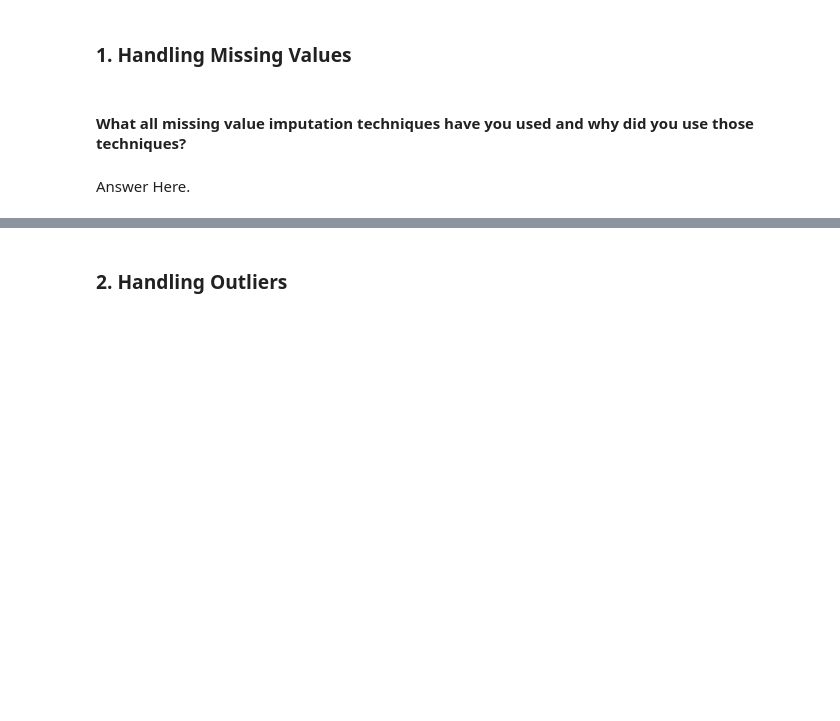
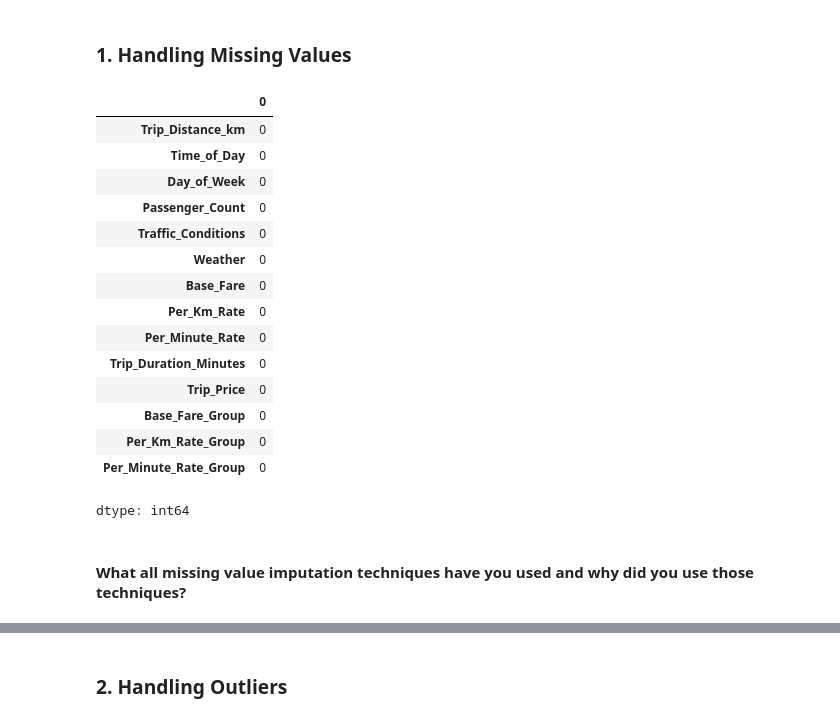
Before and after one commit to Sneha8126/Sneha-copy-of-Sample-ML-Submission-Template, a Jupyter notebook: Sneha_copy_of_Sample_ML_Submission_Template.ipynb, the cells around one changed output, grey strips where cells are left out. Cells and saved outputs as stored; diff of their text form; code cells hidden in the pictures; blank space fills up the shorter version.

Commit message:
Handled missing values

```diff
--- a/Sneha_copy_of_Sample_ML_Submission_Template.ipynb
+++ b/Sneha_copy_of_Sample_ML_Submission_Template.ipynb
@@ -1161,4 +1159,40 @@ plt.show()
+# %%
+# Handling Missing Values & Missing Value Imputation
+
+# Remove rows where target variable is missing
+df.dropna(subset=['Trip_Price'], inplace=True)
+
+# Fill missing values in numerical columns using median
+num_cols = df.select_dtypes(include=['int64', 'float64']).columns
+
+for col in num_cols:
+    if col != 'Trip_Price':
+        df[col] = df[col].fillna(df[col].median())
+
+# Fill missing values in categorical columns using mode
+cat_cols = df.select_dtypes(include='object').columns
+
+for col in cat_cols:
+    df[col] = df[col].fillna(df[col].mode().iloc[0])
+
+# Verify missing values
+df.isnull().sum()
+# %% [output]
+|  | 0 |
+| Trip_Distance_km | 0 |
+| Time_of_Day | 0 |
+| Day_of_Week | 0 |
+| Passenger_Count | 0 |
+| Traffic_Conditions | 0 |
+| Weather | 0 |
+| Base_Fare | 0 |
+| Per_Km_Rate | 0 |
+| Per_Minute_Rate | 0 |
+| Trip_Duration_Minutes | 0 |
+| Trip_Price | 0 |
+| Base_Fare_Group | 0 |
+| Per_Km_Rate_Group | 0 |
+| Per_Minute_Rate_Group | 0 |
+dtype: int64
 # %% [markdown]
 #### What all missing value imputation techniques have you used and why did you use those techniques?
-# %% [markdown]
-Answer Here.
```
Also changed, not shown: parts of 2 cells of this notebook.
